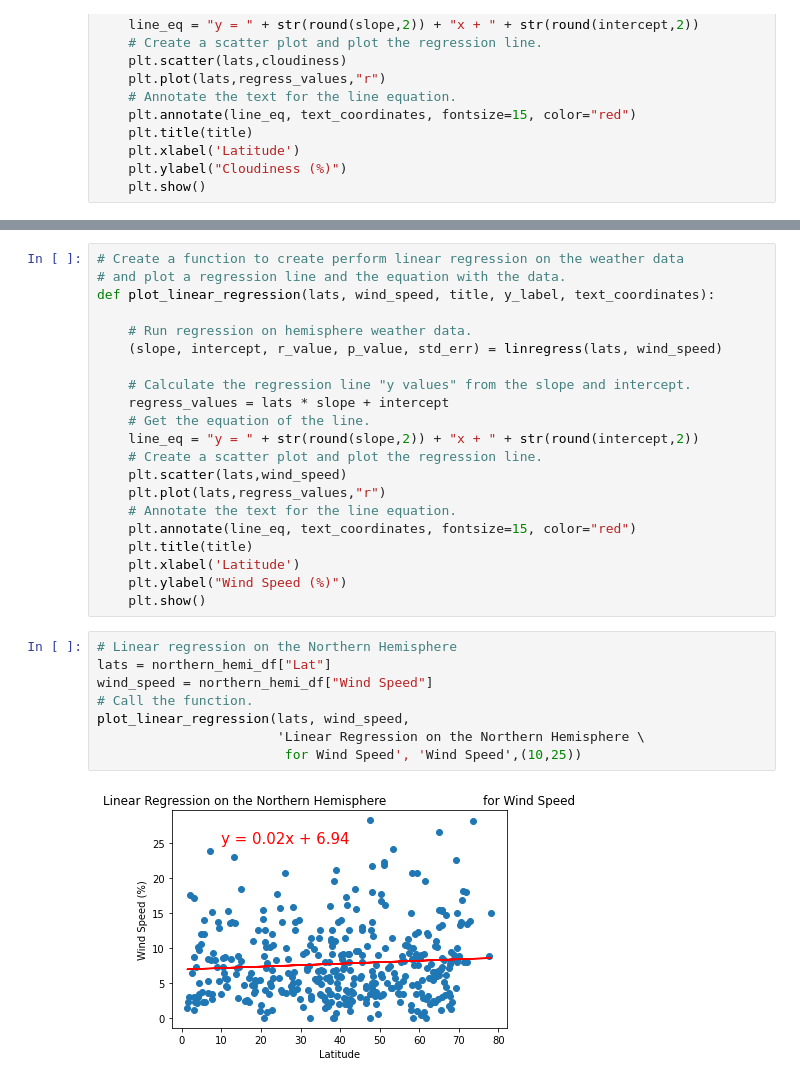
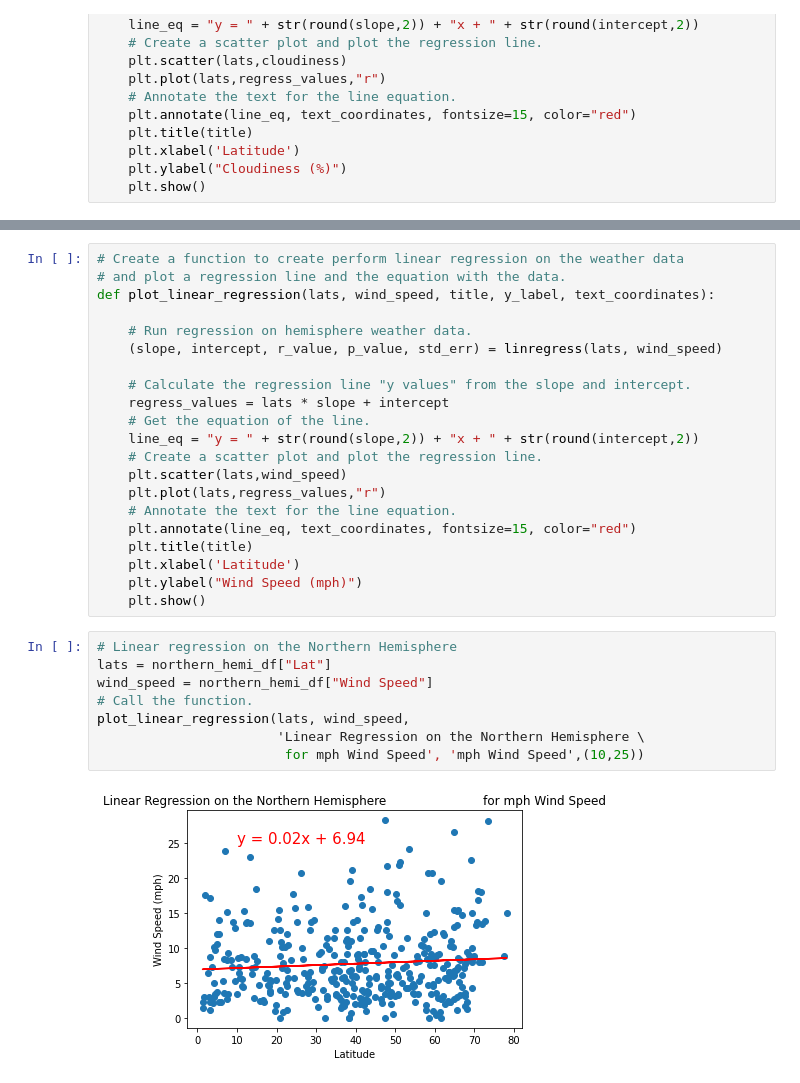
Before and after one commit to MStewart0218/World_Weather_Analysis, a Jupyter notebook: WeatherPy.ipynb, the cells around one changed output, grey strips where cells are left out. Drawn from its saved outputs; the diff is of its cells as text.

```diff
--- a/WeatherPy.ipynb
+++ b/WeatherPy.ipynb
@@ -445,18 +445,18 @@ def plot_linear_regression(lats, wind_speed, title, y_label, text_coordinates):
     plt.annotate(line_eq, text_coordinates, fontsize=15, color="red")
     plt.title(title)
     plt.xlabel('Latitude')
-    plt.ylabel("Wind Speed (%)")
+    plt.ylabel("Wind Speed (mph)")
     plt.show()
 # %%
 # Linear regression on the Northern Hemisphere
 lats = northern_hemi_df["Lat"]
 wind_speed = northern_hemi_df["Wind Speed"]
 # Call the function.
 plot_linear_regression(lats, wind_speed,
                        'Linear Regression on the Northern Hemisphere \
-                        for Wind Speed', 'Wind Speed',(10,25))
+                        for mph Wind Speed', 'mph Wind Speed',(10,25))
 # %% [output]
-[figure, old version]
+[figure, new version]
 # %%
 # Linear regression on the Northern Hemisphere
 lats = southern_hemi_df["Lat"]
```
Also changed, not shown: parts of 7 cells of this notebook.
